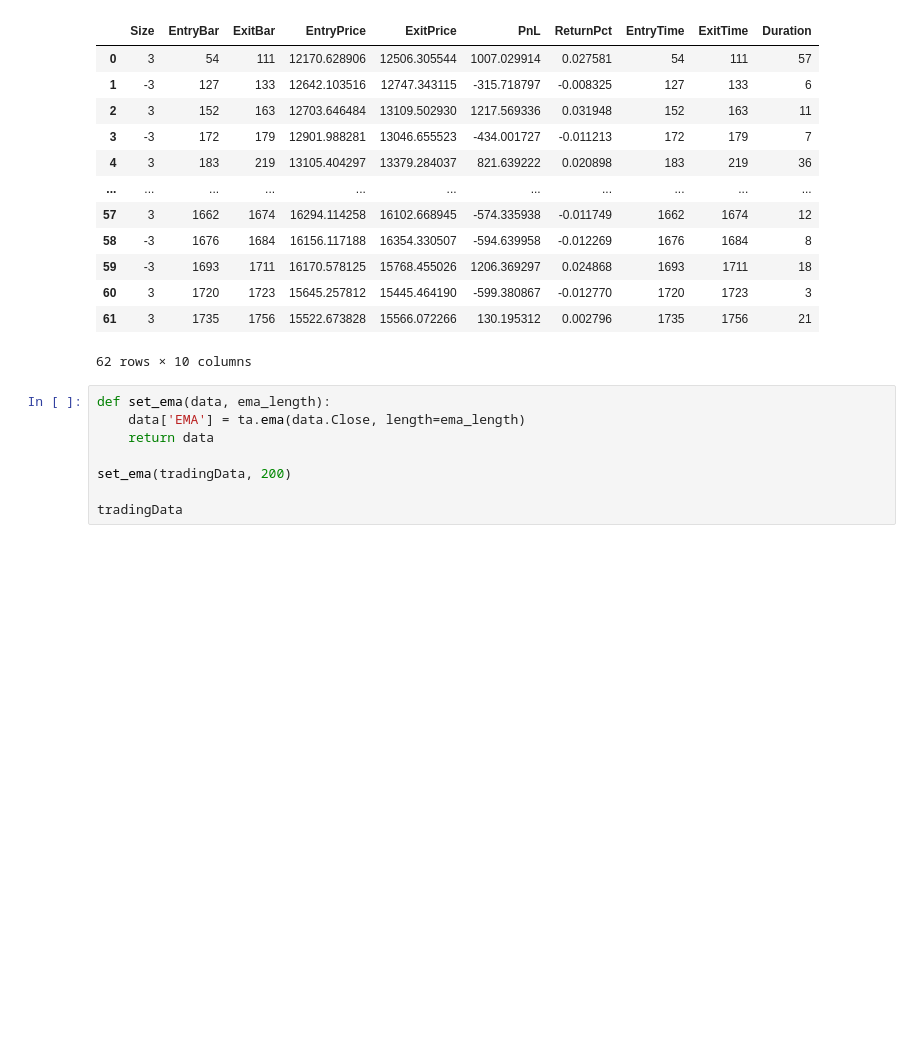
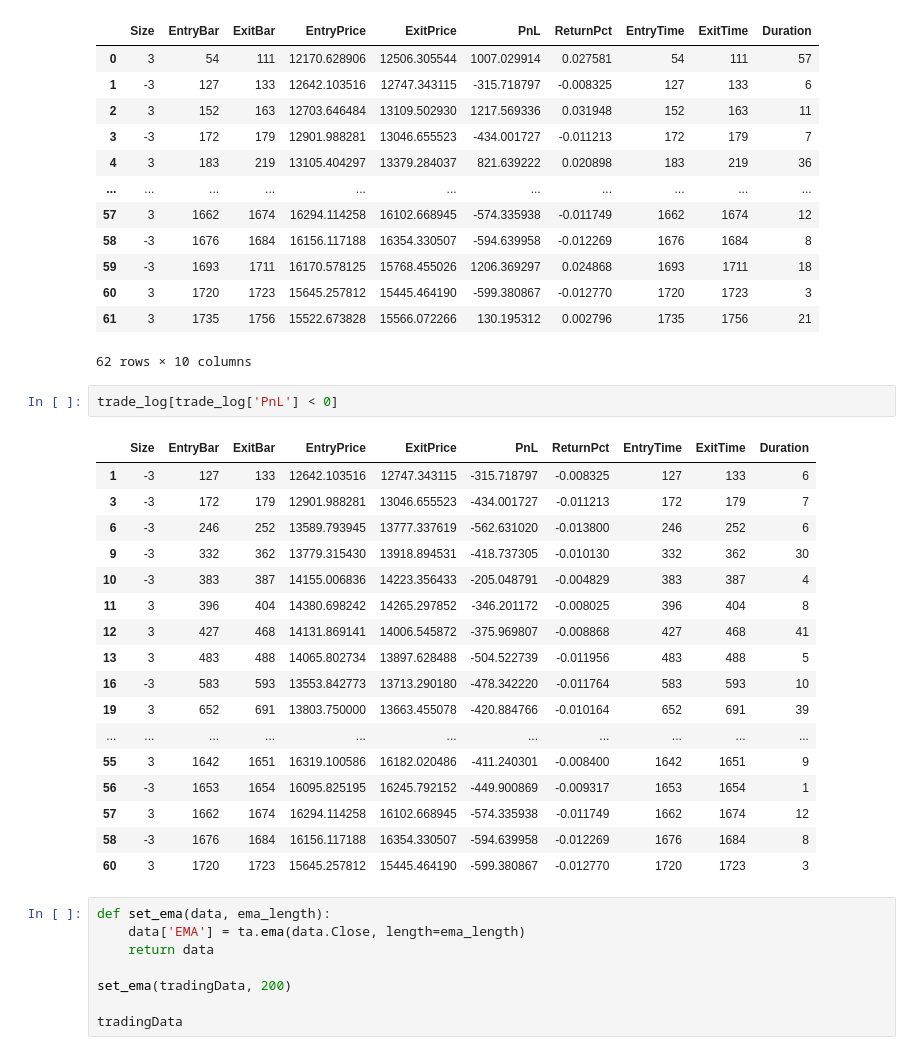
Before and after one commit to andrewchaa/trading-strategies, a Jupyter notebook: ddd-southwest/macd.ipynb, the cells around one changed output. Cells and saved outputs as stored; diff of their text form; blank space fills up the shorter version.

Commit message:
Analyse the losing trades

```diff
--- a/ddd-southwest/macd.ipynb
+++ b/ddd-southwest/macd.ipynb
@@ -322,6 +322,26 @@ trade_log
 | 60 | 3 | 1720 | 1723 | 15645.257812 | 15445.464190 | -599.380867 | -0.012770 | 1720 | 1723 | 3 |
 | 61 | 3 | 1735 | 1756 | 15522.673828 | 15566.072266 | 130.195312 | 0.002796 | 1735 | 1756 | 21 |
 62 rows × 10 columns
+# %%
+trade_log[trade_log['PnL'] < 0]
+# %% [output]
+|  | Size | EntryBar | ExitBar | EntryPrice | ExitPrice | PnL | ReturnPct | EntryTime | ExitTime | Duration |
+| 1 | -3 | 127 | 133 | 12642.103516 | 12747.343115 | -315.718797 | -0.008325 | 127 | 133 | 6 |
+| 3 | -3 | 172 | 179 | 12901.988281 | 13046.655523 | -434.001727 | -0.011213 | 172 | 179 | 7 |
+| 6 | -3 | 246 | 252 | 13589.793945 | 13777.337619 | -562.631020 | -0.013800 | 246 | 252 | 6 |
+| 9 | -3 | 332 | 362 | 13779.315430 | 13918.894531 | -418.737305 | -0.010130 | 332 | 362 | 30 |
+| 10 | -3 | 383 | 387 | 14155.006836 | 14223.356433 | -205.048791 | -0.004829 | 383 | 387 | 4 |
+| 11 | 3 | 396 | 404 | 14380.698242 | 14265.297852 | -346.201172 | -0.008025 | 396 | 404 | 8 |
+| 12 | 3 | 427 | 468 | 14131.869141 | 14006.545872 | -375.969807 | -0.008868 | 427 | 468 | 41 |
+| 13 | 3 | 483 | 488 | 14065.802734 | 13897.628488 | -504.522739 | -0.011956 | 483 | 488 | 5 |
+| 16 | -3 | 583 | 593 | 13553.842773 | 13713.290180 | -478.342220 | -0.011764 | 583 | 593 | 10 |
+| 19 | 3 | 652 | 691 | 13803.750000 | 13663.455078 | -420.884766 | -0.010164 | 652 | 691 | 39 |
+| ... | ... | ... | ... | ... | ... | ... | ... | ... | ... | ... |
+| 55 | 3 | 1642 | 1651 | 16319.100586 | 16182.020486 | -411.240301 | -0.008400 | 1642 | 1651 | 9 |
+| 56 | -3 | 1653 | 1654 | 16095.825195 | 16245.792152 | -449.900869 | -0.009317 | 1653 | 1654 | 1 |
+| 57 | 3 | 1662 | 1674 | 16294.114258 | 16102.668945 | -574.335938 | -0.011749 | 1662 | 1674 | 12 |
+| 58 | -3 | 1676 | 1684 | 16156.117188 | 16354.330507 | -594.639958 | -0.012269 | 1676 | 1684 | 8 |
+| 60 | 3 | 1720 | 1723 | 15645.257812 | 15445.464190 | -599.380867 | -0.012770 | 1720 | 1723 | 3 |
 # %%
 def set_ema(data, ema_length):
     data['EMA'] = ta.ema(data.Close, length=ema_length)
```
Also changed, not shown: parts of 2 cells of this notebook.
